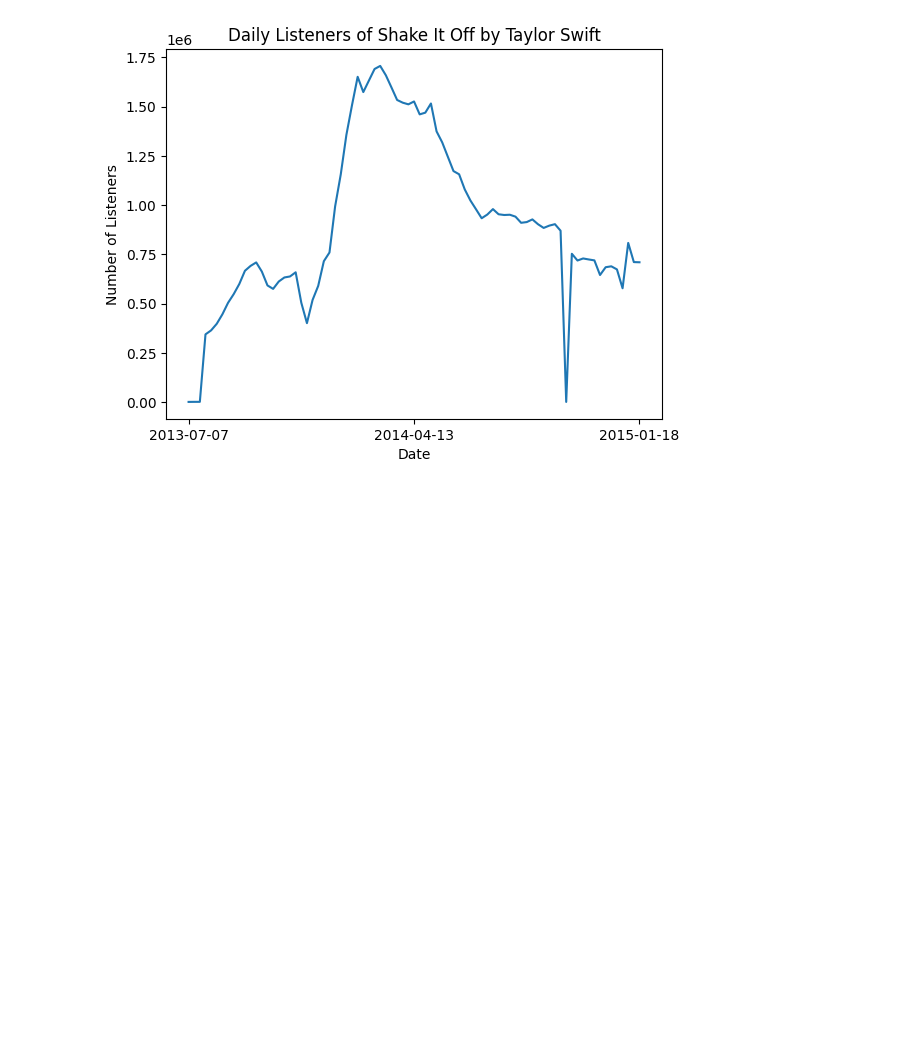
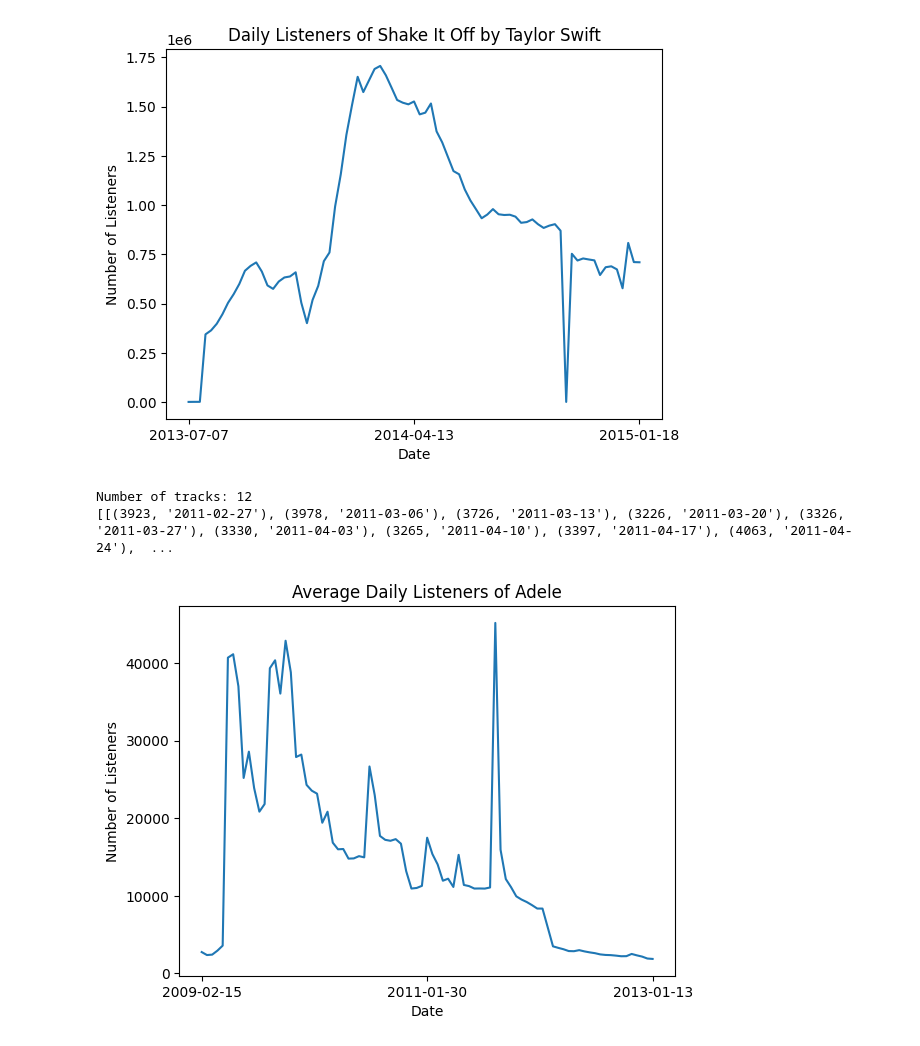
Before and after one commit to m21ark/s_music, a Jupyter notebook: task_2.ipynb, the cells around one changed output. Saved outputs shown, nothing was run; the diff lists cells and outputs as text; code cells hidden in the pictures; blank space fills up the shorter version.

Commit message:
Exploring daily listeners over time for artists and trying to match them with their releases

```diff
--- a/task_2.ipynb
+++ b/task_2.ipynb
@@ -103,3 +104,65 @@ get_and_plot_daily_rating('Pompeii')
 [figure]
 [figure]
 [figure]
+# %%
+# function for overt-time listeners of a artist and plot it
+def get_avg_daily_listeners(artist_id):
+    # get all tracks by the artist
+    tracks = get_all_tracks_by_artist(artist_id, only_id=True)
+
+    # get the daily listeners of each track
+    daily_listeners = [get_daily_views(track) for track in tracks]
+
+    # remove empty daily listeners
+    daily_listeners = [daily for daily in daily_listeners if daily]
+
+    print('Number of tracks:', len(daily_listeners))
+
+    print(daily_listeners)
+
+    # get the limit dates
+    lowest_date = min([daily[0][1] for daily in daily_listeners])
+    highest_date = max([daily[-1][1] for daily in daily_listeners])
+
+    # Parse the string dates into datetime objects
+    start_date = datetime.strptime(lowest_date, '%Y-%m-%d')
+    end_date = datetime.strptime(highest_date, '%Y-%m-%d')
+
+    # List to store average daily listeners
+    avg_daily_listeners = []
+
+    # Iterate over all days between start_date and end_date
+    current_date = start_date
+    while current_date <= end_date:
+        listeners = 0
+        for daily in daily_listeners:
+            for count, listeners_date in daily:
+                if listeners_date == str(current_date)[:10]:
+                    listeners += count
+
+        avg_daily_listeners.append(listeners)
+        current_date += timedelta(days=1)
+
+    # ignore the days with no listeners
+    avg_daily_listeners = [x for x in avg_daily_listeners if x != 0]
+
+
+    # plot the daily listeners over time
+    plt.plot(avg_daily_listeners)
+    plt.xlabel('Date')
+    plt.ylabel('Number of Listeners')
+    plt.title(f'Average Daily Listeners of {convert_artist_id_to_name(artist_id)}')
+
+    x_labels = [lowest_date, str(start_date + (end_date - start_date) // 2)[:10], highest_date]
+    plt.xticks([0, len(avg_daily_listeners)//2, len(avg_daily_listeners)-1], x_labels)
+
+    plt.show()
+
+# make lambda function to get and plot the average daily listeners of an artist
+get_and_plot_avg_daily_listeners = lambda artist_name: get_avg_daily_listeners(get_artist_id(artist_name))
+
+get_and_plot_avg_daily_listeners('Adele')
+# %% [output]
+Number of tracks: 12
+[[(3923, '2011-02-27'), (3978, '2011-03-06'), (3726, '2011-03-13'), (3226, '2011-03-20'), (3326, '2011-03-27'), (3330, '2011-04-03'), (3265, '2011-04-10'), (3397, '2011-04-17'), (4063, '2011-04-24'),  ...
+[figure, added]
```
Also changed, not shown: parts of 3 cells of this notebook, 1 other file.
